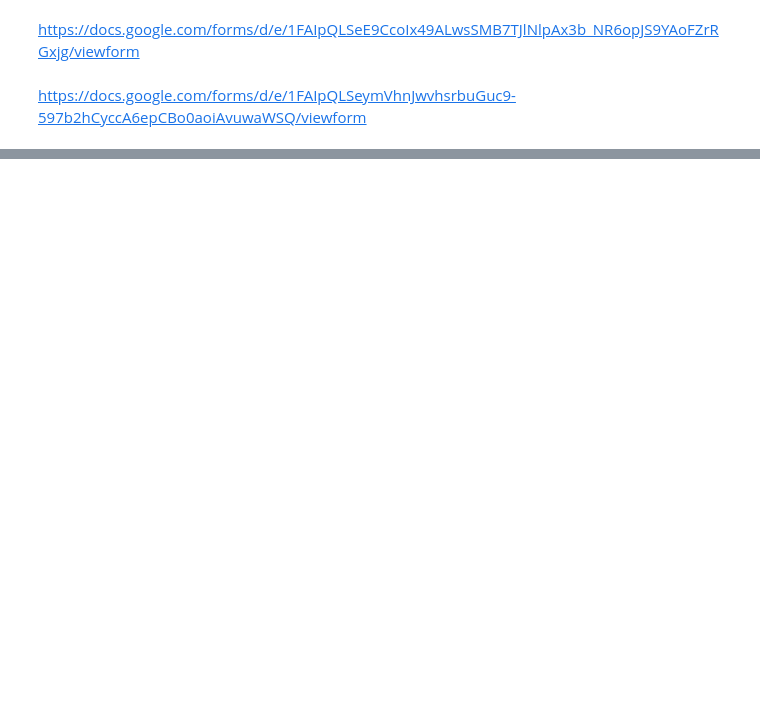
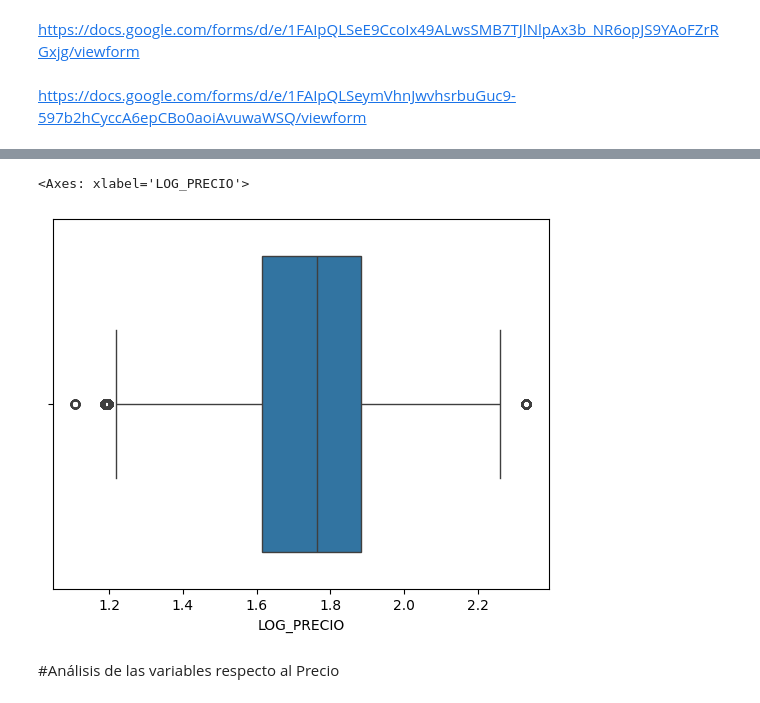
Before and after one commit to csipop/TAREAS_MASTER, a Jupyter notebook: Tarea_1_Limpieza_de_datos.ipynb, the cells around one changed output, grey strips where cells are left out. Saved outputs shown, nothing was run; the diff lists cells and outputs as text; code cells hidden in the pictures; blank space fills up the shorter version.

```diff
--- a/Tarea_1_Limpieza_de_datos.ipynb
+++ b/Tarea_1_Limpieza_de_datos.ipynb
@@ -751,0 +830,7 @@ https://docs.google.com/forms/d/e/1FAIpQLSeymVhnJwvhsrbuGuc9-597b2hCyccA6epCBo0a
+# %%
+sns.boxplot(x=Renfe8["LOG_PRECIO"])
+# %% [output]
+<Axes: xlabel='LOG_PRECIO'>
+[figure, added]
+# %% [markdown]
+#Análisis de las variables respecto al Precio
```
Also changed, not shown: parts of 62 cells of this notebook.
